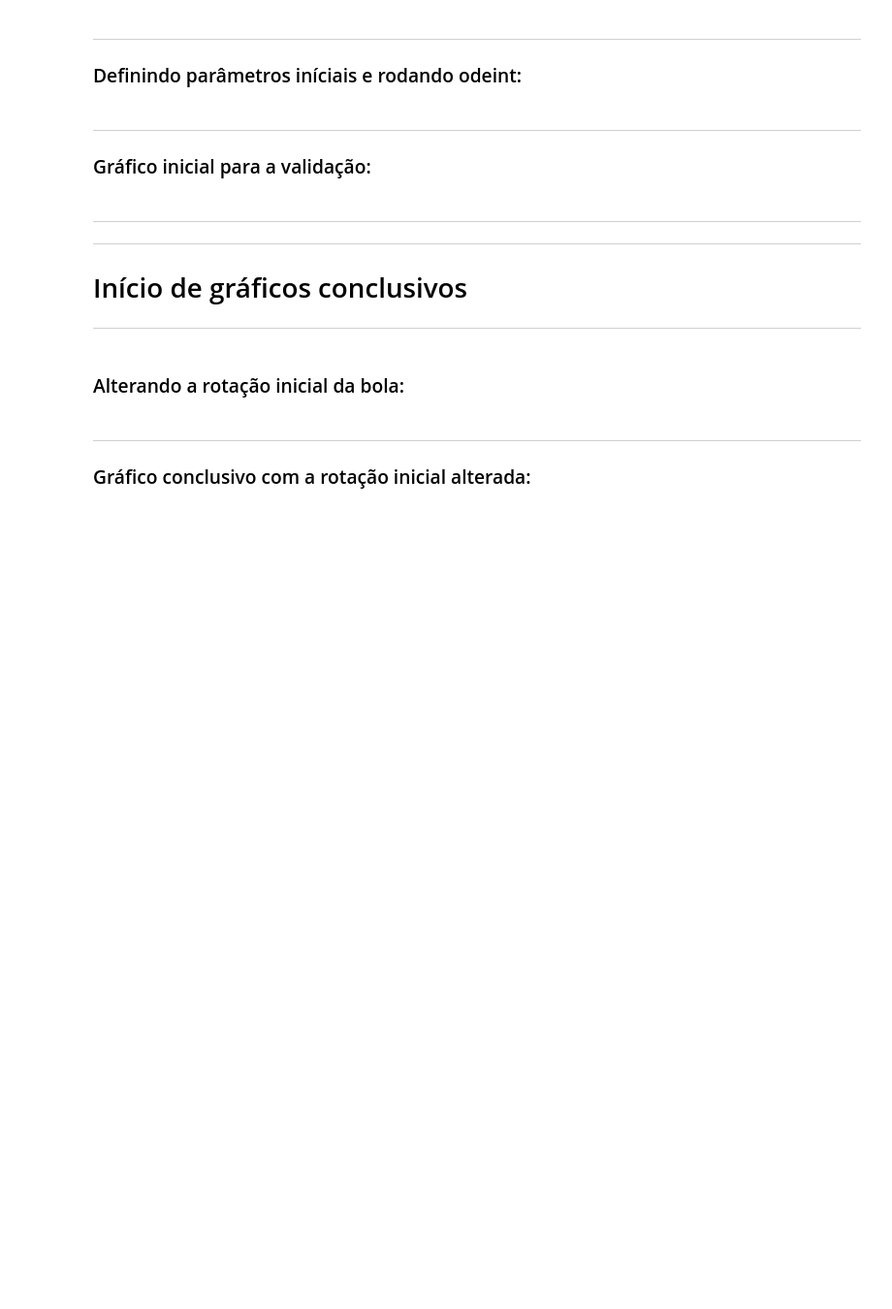
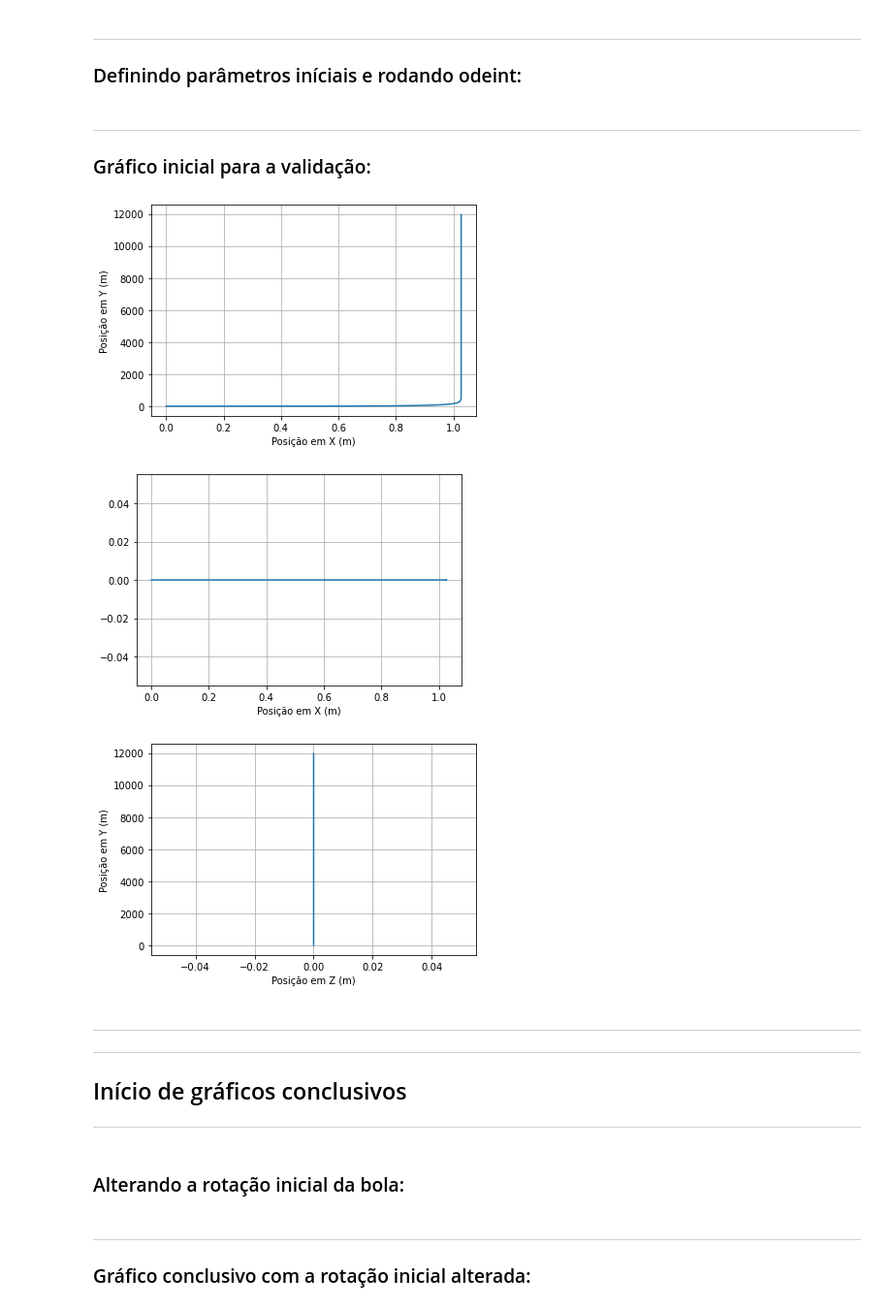
Before and after one commit to devfernandoa/Projeto-3-Modsim, a Jupyter notebook: Notebook.ipynb, the cells around one changed output. Shown at 97% size. Cells and saved outputs as stored; diff of their text form; code cells hidden in the pictures; blank space fills up the shorter version.

```diff
--- a/Notebook.ipynb
+++ b/Notebook.ipynb
@@ -46,20 +47,24 @@ SyntaxError: invalid syntax (Temp/ipykernel_22616/3410921970.py, line 5)
 # Parâmetros
 dt = 3 * 10 ** -3
 lista_tempo = np.arange(0, 5, dt)
-A =
-pa =
-cd =
-raio = .5
+
+# A massa, o A, a distancia e o raio são medidas minhas que provavelmente estão erradas
+raio = 0.11
+m = 0.4
+A = 4 * math.pi * raio ** 3
+pa = 1.225 # Densidade do ar
+cd = 0.47 # Coeficiente de arrasto de uma esfera
 distancia = 17.5 # Distância entre a trave e o escanteio
+g = 9.81
 
 # Condições iniciais
-x0 =
-vx0 =
-y0 =
-vy0 =
-z0 =
-vz0 =
-r0 =
+x0 = 0
+vx0 = 5
+y0 = 0
+vy0 = 5
+z0 = 0
+vz0 = 0
+r0 = 20
 ci = [x0, y0, z0, vx0, vy0, vz0, r0]
 
 odeint_modelo = odeint(modelo, ci, lista_tempo)
@@ -76,13 +81,28 @@ r_odeint = odeint_modelo[:,6]
 # %%
 plt.plot(x_odeint, y_odeint)
 plt.xlabel("Posição em X (m)")
 plt.ylabel("Posição em Y (m)")
 plt.grid(True)
 plt.show()
+
+plt.plot(x_odeint, z_odeint)
+plt.xlabel("Posição em X (m)")
+plt.grid(True)
+plt.show()
+
+plt.plot(z_odeint, y_odeint)
+plt.xlabel("Posição em Z (m)")
+plt.ylabel("Posição em Y (m)")
+plt.grid(True)
+plt.show()
+# %% [output]
+[figure, added]
+[figure, added]
+[figure, added]
 # %% [markdown]
 ---
 ---
-# Início de gráficos conclusivos
+## Início de gráficos conclusivos
 ---
 # %% [markdown]
 ### Alterando a rotação inicial da bola:
```
Also changed, not shown: parts of 6 cells of this notebook.
